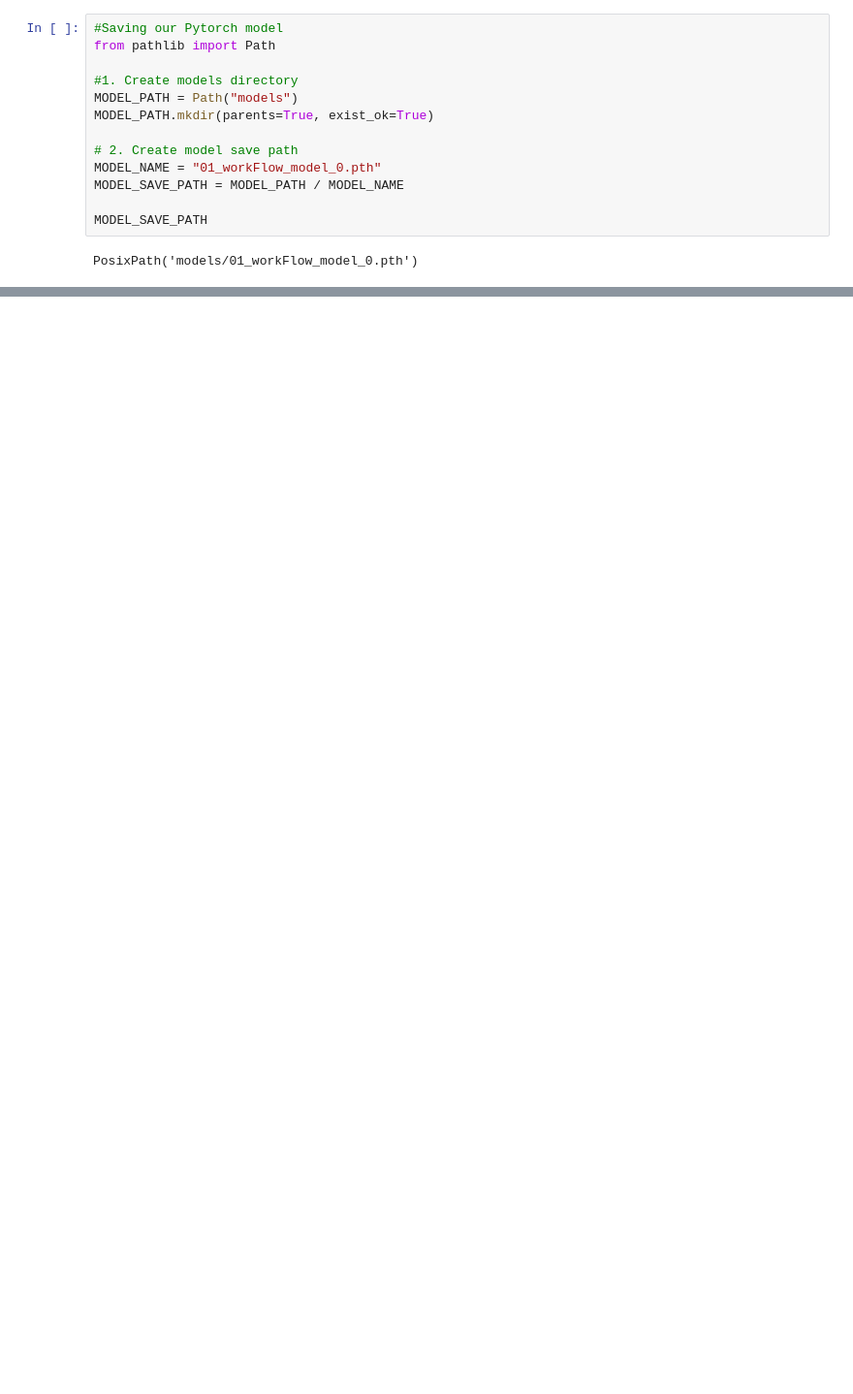
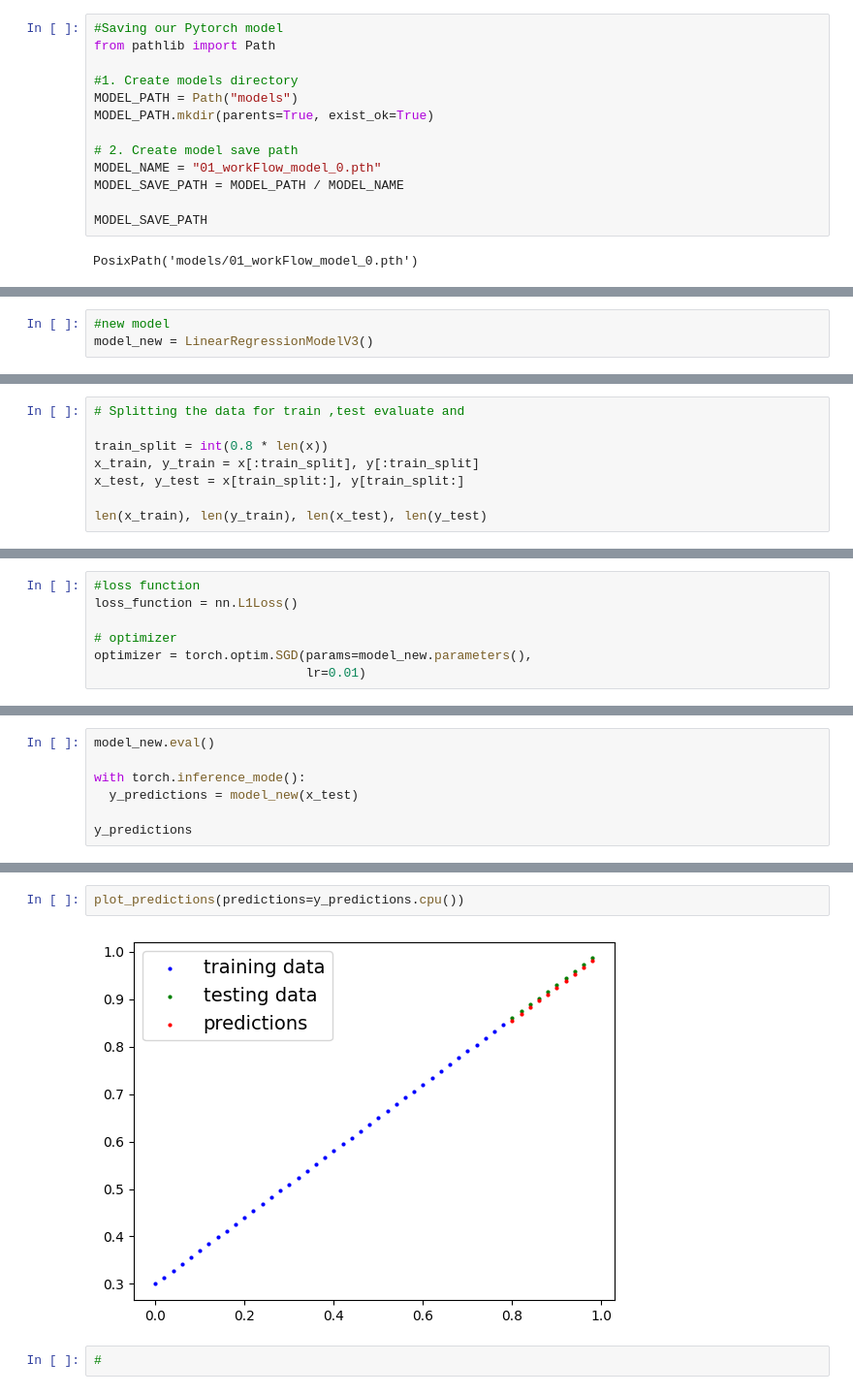
Before and after one commit to CaptJack05/ML, a Jupyter notebook: __01__pytorch_workflow.ipynb, the cells around one changed output, grey strips where cells are left out. Shown at 97% size. Saved outputs shown, nothing was run; the diff lists cells and outputs as text; blank space fills up the shorter version.

```diff
--- a/__01__pytorch_workflow.ipynb
+++ b/__01__pytorch_workflow.ipynb
@@ -402,0 +626,3 @@ PosixPath('models/01_workFlow_model_0.pth')
+# %%
+#new model
+model_new = LinearRegressionModelV3()
@@ -402,0 +641,8 @@ PosixPath('models/01_workFlow_model_0.pth')
+# %%
+# Splitting the data for train ,test evaluate and
+
+train_split = int(0.8 * len(x))
+x_train, y_train = x[:train_split], y[:train_split]
+x_test, y_test = x[train_split:], y[train_split:]
+
+len(x_train), len(y_train), len(x_test), len(y_test)
@@ -402,0 +666,7 @@ PosixPath('models/01_workFlow_model_0.pth')
+# %%
+#loss function
+loss_function = nn.L1Loss()
+
+# optimizer
+optimizer = torch.optim.SGD(params=model_new.parameters(),
+                            lr=0.01)
@@ -402,0 +764,7 @@ PosixPath('models/01_workFlow_model_0.pth')
+# %%
+model_new.eval()
+
+with torch.inference_mode():
+  y_predictions = model_new(x_test)
+
+y_predictions
@@ -402,0 +782,6 @@ PosixPath('models/01_workFlow_model_0.pth')
+# %%
+plot_predictions(predictions=y_predictions.cpu())
+# %% [output]
+[figure, added]
+# %%
+#
```
Also changed, not shown: parts of 36 cells of this notebook.
